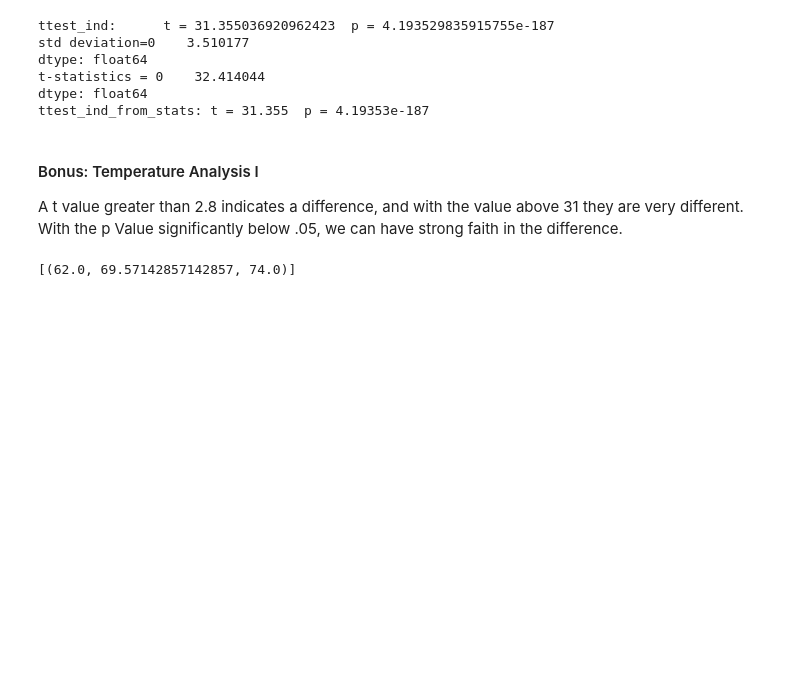
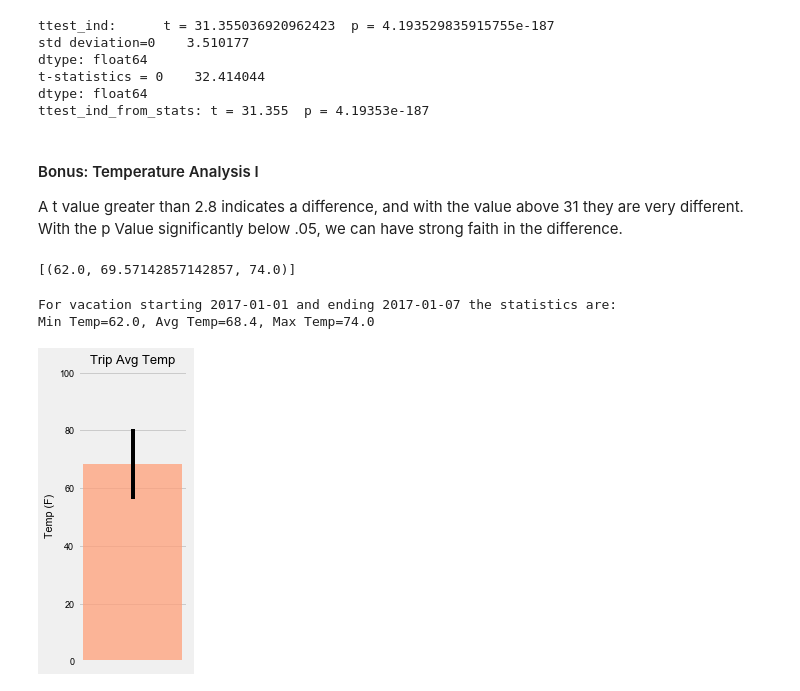
Before and after one commit to gshreve01/sqlalchemy-challenge, a Jupyter notebook: climate_starter.ipynb, the cells around one changed output. Cells and saved outputs as stored; diff of their text form; code cells hidden in the pictures; blank space fills up the shorter version.

```diff
--- a/climate_starter.ipynb
+++ b/climate_starter.ipynb
@@ -316,3 +320,13 @@ print(calc_temps('2012-02-28', '2012-03-05'))
 # %%
 # Use your previous function `calc_temps` to calculate the tmin, tavg, and tmax
 # for your trip using the previous year's data for those same dates.
+trip_dates = ['2017-01-01', '2017-01-02', '2017-01-03', '2017-01-04', '2017-01-05', '2017-01-06', '2017-01-07']
+min_trip_date = min(trip_dates)
+max_trip_date = max(trip_dates)
+vacation_temp_stats = calc_temps(min_trip_date, max_trip_date)
+print(f"For vacation starting {min_trip_date} and ending {max_trip_date} the statistics are:")
+min_temp, avg_temp, max_temp = np.ravel(vacation_temp_stats)
+print(f"Min Temp={min_temp}, Avg Temp={round(avg_temp, 1)}, Max Temp={max_temp}")
+# %% [output]
+For vacation starting 2017-01-01 and ending 2017-01-07 the statistics are:
+Min Temp=62.0, Avg Temp=68.4, Max Temp=74.0
@@ -324,3 +333,35 @@ print(calc_temps('2012-02-28', '2012-03-05'))
+# %%
+font = {'family' : 'arial',
+        'weight' : 'ultralight',
+        'size'   : 9}
+plt.rc('font', **font)
+
+# to remove the vertical lines
+# https://stackoverflow.com/questions/16074392/getting-vertical-gridlines-to-appear-in-line-plot-in-matplotlib
+fig, ax = plt.subplots(figsize=(1.75, 5))
+ax.xaxis.grid(False)
+
+# Plot the results from your previous query as a bar chart.
+# Use "Trip Avg Temp" as your Title
+# Use the average temperature for the y value
+# Use the peak-to-peak (tmax-tmin) value as the y error bar (yerr)
+
+plt.bar(min_temp, height=avg_temp, color="lightsalmon", alpha=0.75, yerr=(max_temp - min_temp))
+plt.ylim(0, 101)
+plt.title("Trip Avg Temp")
+plt.ylabel("Temp (F)")
+
+#to remove the bottom xticks
+#https://stackoverflow.com/questions/12998430/remove-xticks-in-a-matplotlib-plot
+plt.tick_params(
+    axis='x',          # changes apply to the x-axis
+    which='both',      # both major and minor ticks are affected
+    bottom=False,      # ticks along the bottom edge are off
+    top=False,         # ticks along the top edge are off
+    labelbottom=False) # labels along the bottom edge are off
+plt.show()
+# %% [output]
+[figure, added]
 # %%
 # Calculate the total amount of rainfall per weather station for your trip dates using the previous year's matching dates.
 # Sort this in descending order by precipitation amount and list the station, name, latitude, longitude, and elevation
```
Also changed, not shown: parts of 2 cells of this notebook.
